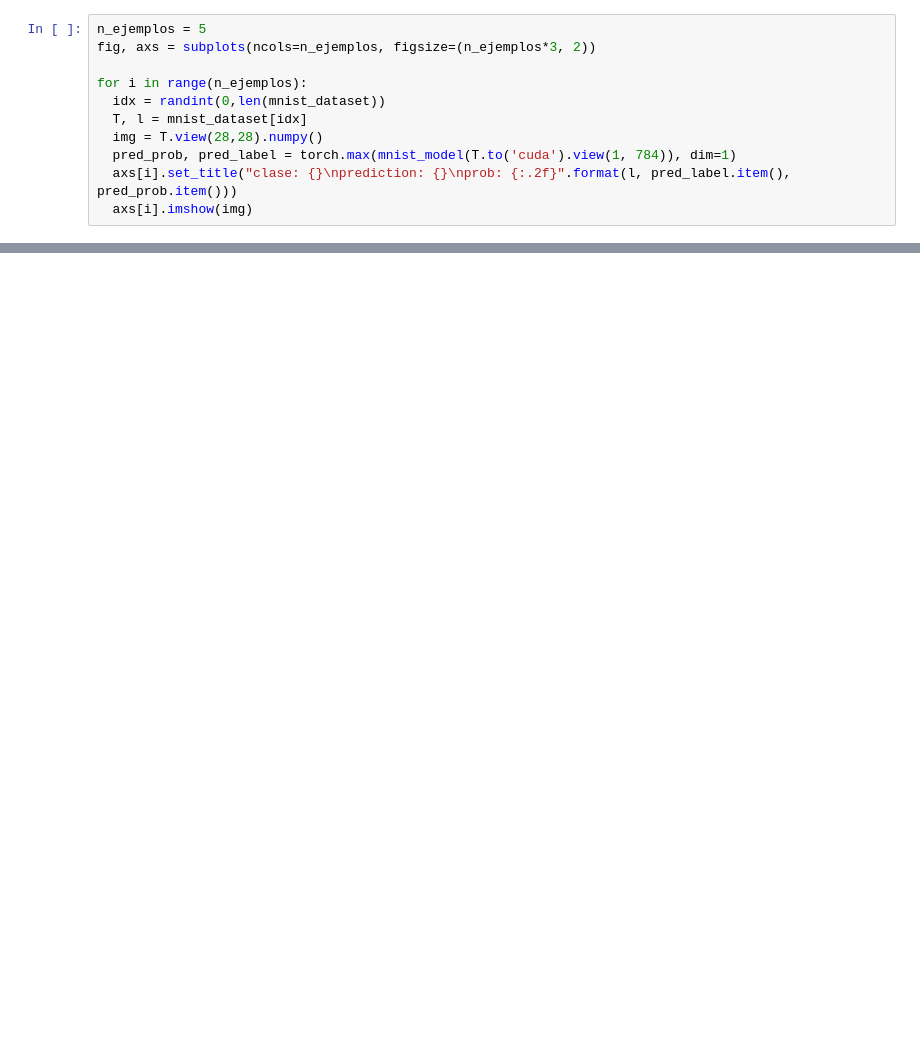
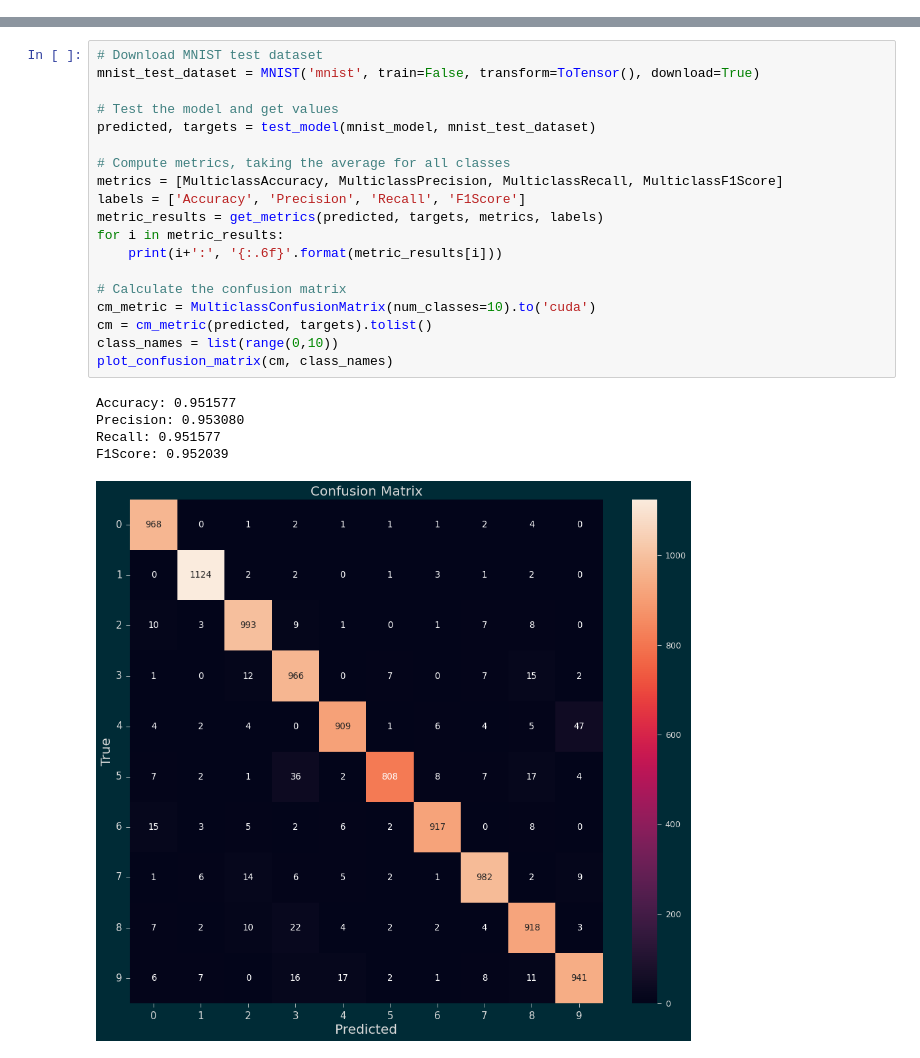
Before and after one commit to ElViisho/Proyectos-Propios, a Jupyter notebook: Deep Learning/Digit Recognition System.ipynb, the cells around one changed output, grey strips where cells are left out. Saved outputs shown, nothing was run; the diff lists cells and outputs as text; blank space fills up the shorter version.

Commit message:
Commented everything and visualized tests

```diff
--- a/Deep Learning/Digit Recognition System.ipynb
+++ b/Deep Learning/Digit Recognition System.ipynb
@@ -222,11 +279,0 @@ plt.show()
-# %%
-n_ejemplos = 5
-fig, axs = subplots(ncols=n_ejemplos, figsize=(n_ejemplos*3, 2))
-
-for i in range(n_ejemplos):
-  idx = randint(0,len(mnist_dataset))
-  T, l = mnist_dataset[idx]
-  img = T.view(28,28).numpy()
-  pred_prob, pred_label = torch.max(mnist_model(T.to('cuda').view(1, 784)), dim=1)
-  axs[i].set_title("clase: {}\nprediction: {}\nprob: {:.2f}".format(l, pred_label.item(), pred_prob.item()))
-  axs[i].imshow(img)
@@ -234,0 +333,25 @@ for i in range(n_ejemplos):
+# %%
+# Download MNIST test dataset
+mnist_test_dataset = MNIST('mnist', train=False, transform=ToTensor(), download=True)
+
+# Test the model and get values
+predicted, targets = test_model(mnist_model, mnist_test_dataset)
+
+# Compute metrics, taking the average for all classes
+metrics = [MulticlassAccuracy, MulticlassPrecision, MulticlassRecall, MulticlassF1Score]
+labels = ['Accuracy', 'Precision', 'Recall', 'F1Score']
+metric_results = get_metrics(predicted, targets, metrics, labels)
+for i in metric_results:
+    print(i+':', '{:.6f}'.format(metric_results[i]))
+
+# Calculate the confusion matrix
+cm_metric = MulticlassConfusionMatrix(num_classes=10).to('cuda')
+cm = cm_metric(predicted, targets).tolist()
+class_names = list(range(0,10))
+plot_confusion_matrix(cm, class_names)
+# %% [output]
+Accuracy: 0.951577
+Precision: 0.953080
+Recall: 0.951577
+F1Score: 0.952039
+[figure, added]
```
Also changed, not shown: parts of 22 cells of this notebook.
